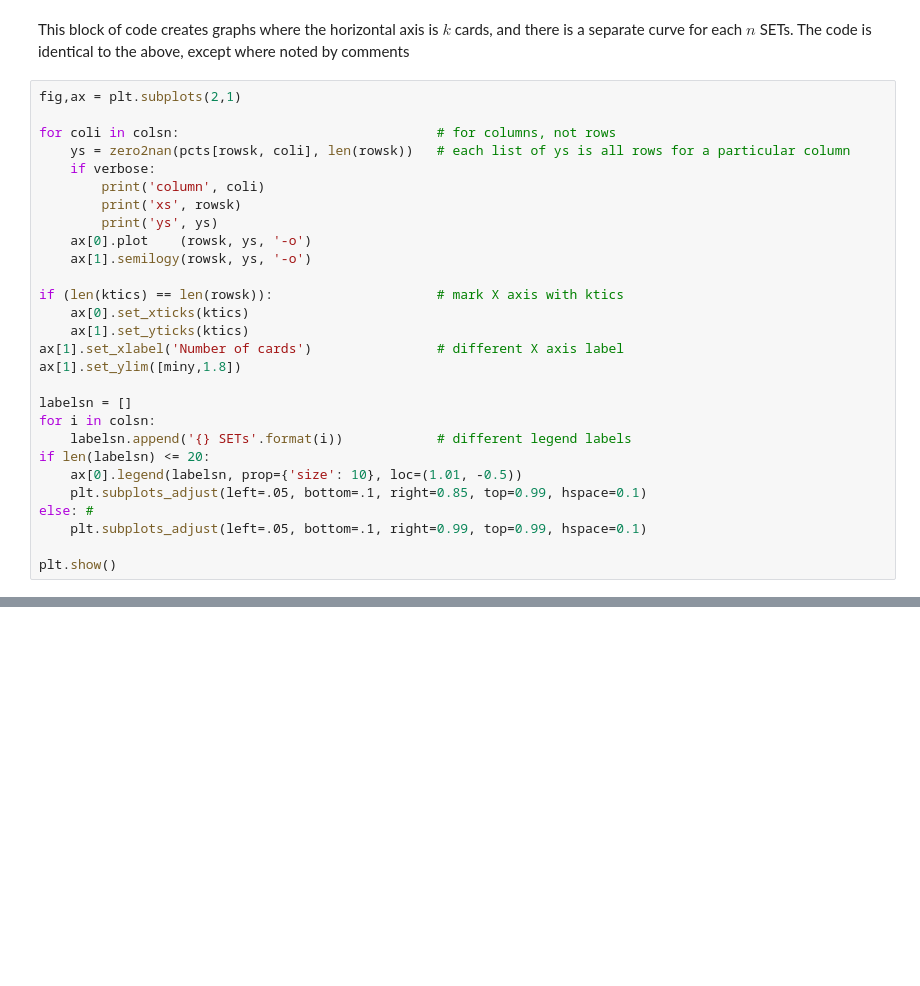
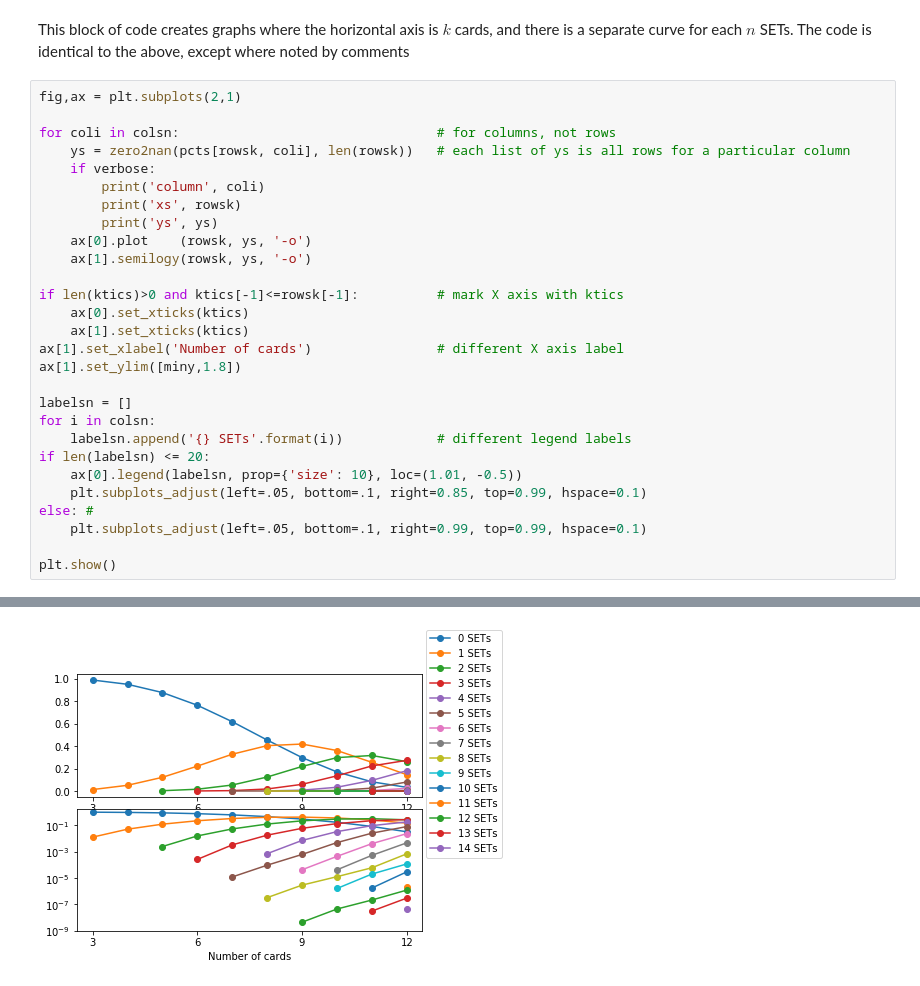
Before and after one commit to RubeRad/SET, a Jupyter notebook: enumerate_deals.ipynb, the cells around one changed output, grey strips where cells are left out. Drawn from its saved outputs; the diff is of its cells as text; blank space fills up the shorter version.

```diff
--- a/enumerate_deals.ipynb
+++ b/enumerate_deals.ipynb
@@ -157,9 +156,9 @@ for coli in colsn:                                 # for columns, not rows
     ax[0].plot    (rowsk, ys, '-o')
     ax[1].semilogy(rowsk, ys, '-o')
 
-if (len(ktics) == len(rowsk)):                     # mark X axis with ktics
+if len(ktics)>0 and ktics[-1]<=rowsk[-1]:          # mark X axis with ktics
     ax[0].set_xticks(ktics)
-    ax[1].set_yticks(ktics)
+    ax[1].set_xticks(ktics)
 ax[1].set_xlabel('Number of cards')                # different X axis label
 ax[1].set_ylim([miny,1.8])
 
@@ -178,0 +176 @@ plt.show()
+[figure, added]
```
Also changed, not shown: parts of 2 cells of this notebook, 2 other files.
